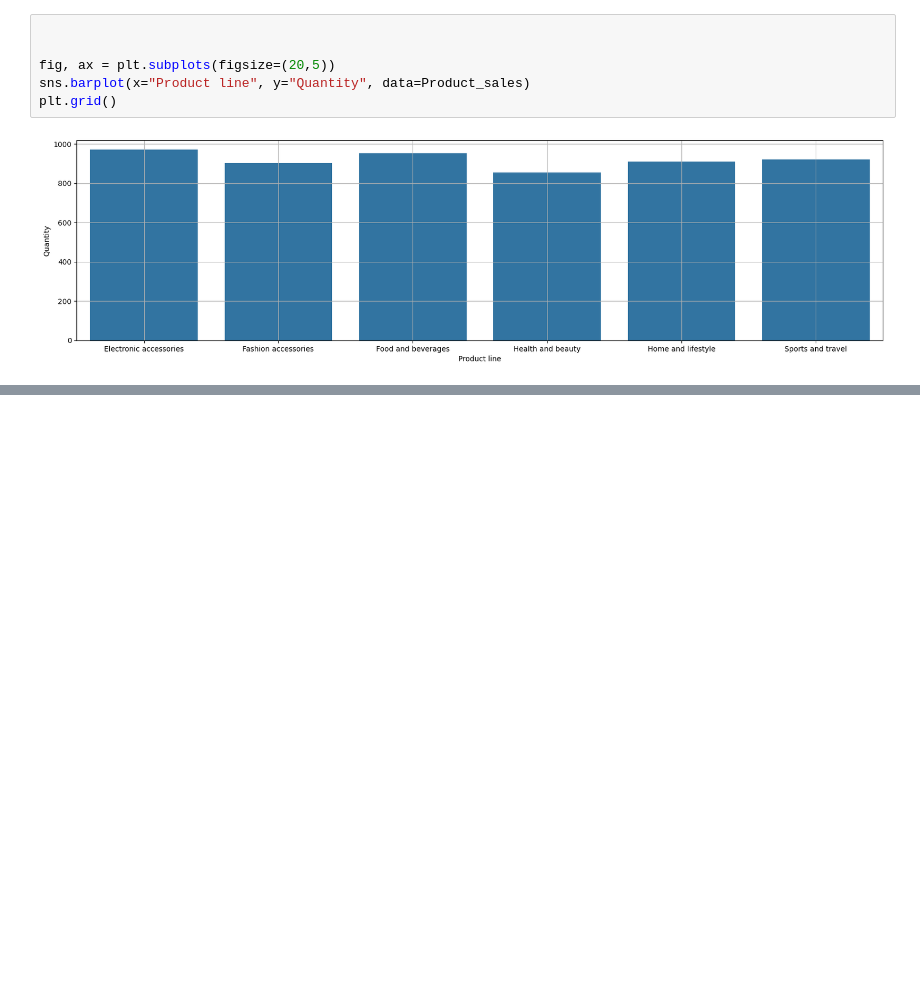
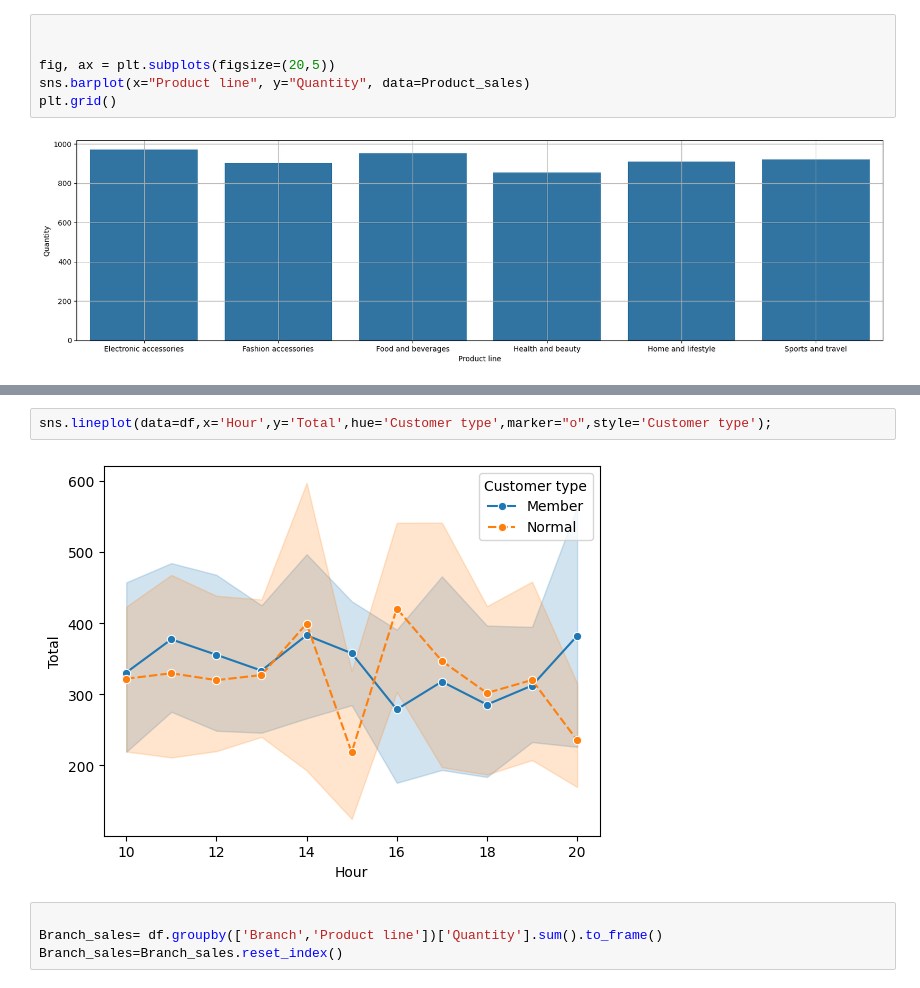
Before and after one commit to Sanjay-799/Supermarket-Sales-Analysis, a Jupyter notebook: Supermarket_Sales_Analysis.ipynb, the cells around one changed output, grey strips where cells are left out. Drawn from its saved outputs; the diff is of its cells as text; blank space fills up the shorter version.

```diff
--- a/Supermarket_Sales_Analysis.ipynb
+++ b/Supermarket_Sales_Analysis.ipynb
@@ -429,0 +510,8 @@ array([5, 4, 6, 0, 3, 2, 1], dtype=int32)
+# %%
+sns.lineplot(data=df,x='Hour',y='Total',hue='Customer type',marker="o",style='Customer type');
+# %% [output]
+[figure, added]
+# %%
+
+Branch_sales= df.groupby(['Branch','Product line'])['Quantity'].sum().to_frame()
+Branch_sales=Branch_sales.reset_index()
```
Also changed, not shown: parts of 26 cells of this notebook.
